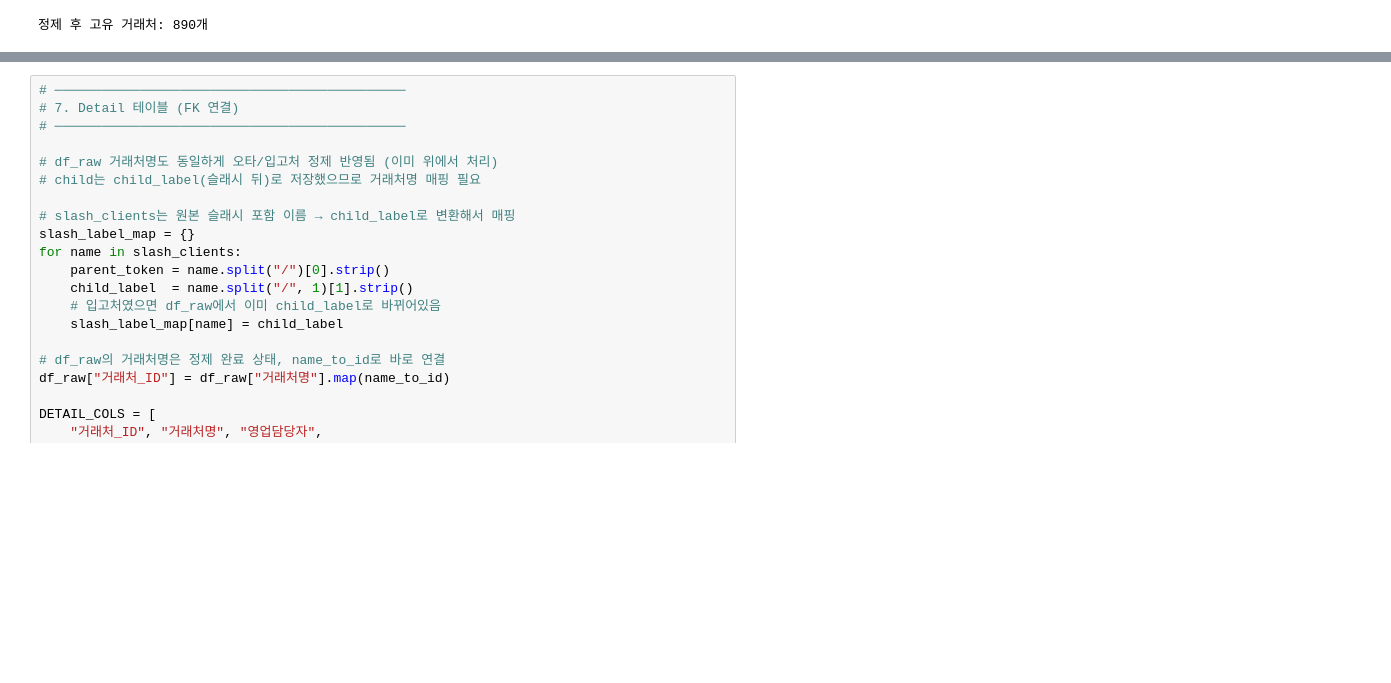
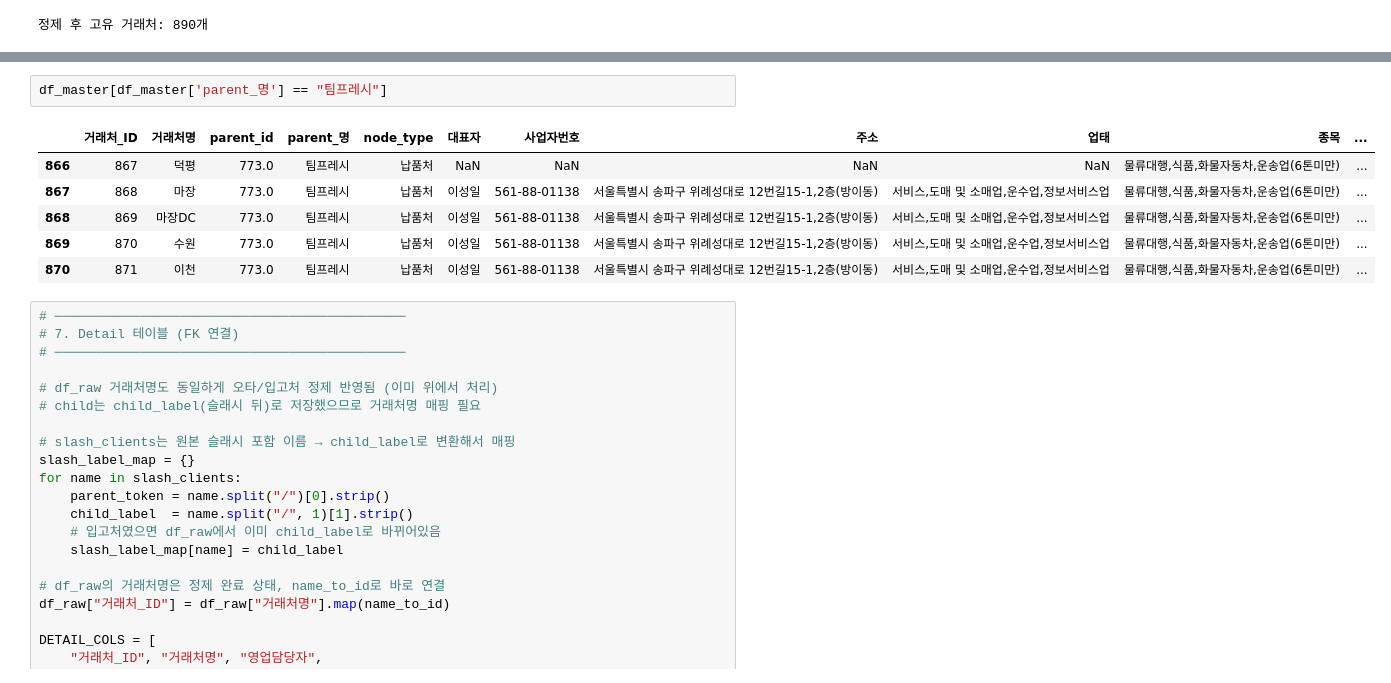
Before and after one commit to kevinkor0330-prog/31, a Jupyter notebook: psql_insert/hierarchy/build_hiarchy_table_V2.ipynb, the cells around one changed output, grey strips where cells are left out. Cells and saved outputs as stored; diff of their text form; blank space fills up the shorter version.

```diff
--- a/psql_insert/hierarchy/build_hiarchy_table_V2.ipynb
+++ b/psql_insert/hierarchy/build_hiarchy_table_V2.ipynb
@@ -355,3 +357,12 @@ df_master[df_master['거래처명'].duplicated(keep = False)]
+# %%
+df_master[df_master['parent_명'] == "팀프레시"]
+# %% [output]
+|  | 거래처_ID | 거래처명 | parent_id | parent_명 | node_type | 대표자 | 사업자번호 | 주소 | 업태 | 종목 | ... |
+| 866 | 867 | 덕평 | 773.0 | 팀프레시 | 납품처 | NaN | NaN | NaN | NaN | 물류대행,식품,화물자동차,운송업(6톤미만) | ... |
+| 867 | 868 | 마장 | 773.0 | 팀프레시 | 납품처 | 이성일 | 561-88-01138 | 서울특별시 송파구 위례성대로 12번길15-1,2층(방이동) | 서비스,도매 및 소매업,운수업,정보서비스업 | 물류대행,식품,화물자동차,운송업(6톤미만) | ... |
+| 868 | 869 | 마장DC | 773.0 | 팀프레시 | 납품처 | 이성일 | 561-88-01138 | 서울특별시 송파구 위례성대로 12번길15-1,2층(방이동) | 서비스,도매 및 소매업,운수업,정보서비스업 | 물류대행,식품,화물자동차,운송업(6톤미만) | ... |
+| 869 | 870 | 수원 | 773.0 | 팀프레시 | 납품처 | 이성일 | 561-88-01138 | 서울특별시 송파구 위례성대로 12번길15-1,2층(방이동) | 서비스,도매 및 소매업,운수업,정보서비스업 | 물류대행,식품,화물자동차,운송업(6톤미만) | ... |
+| 870 | 871 | 이천 | 773.0 | 팀프레시 | 납품처 | 이성일 | 561-88-01138 | 서울특별시 송파구 위례성대로 12번길15-1,2층(방이동) | 서비스,도매 및 소매업,운수업,정보서비스업 | 물류대행,식품,화물자동차,운송업(6톤미만) | ... |
 # %%
 # ─────────────────────────────────────────────
 # 7. Detail 테이블 (FK 연결)
```
Also changed, not shown: parts of 8 cells of this notebook, 4 other files.
